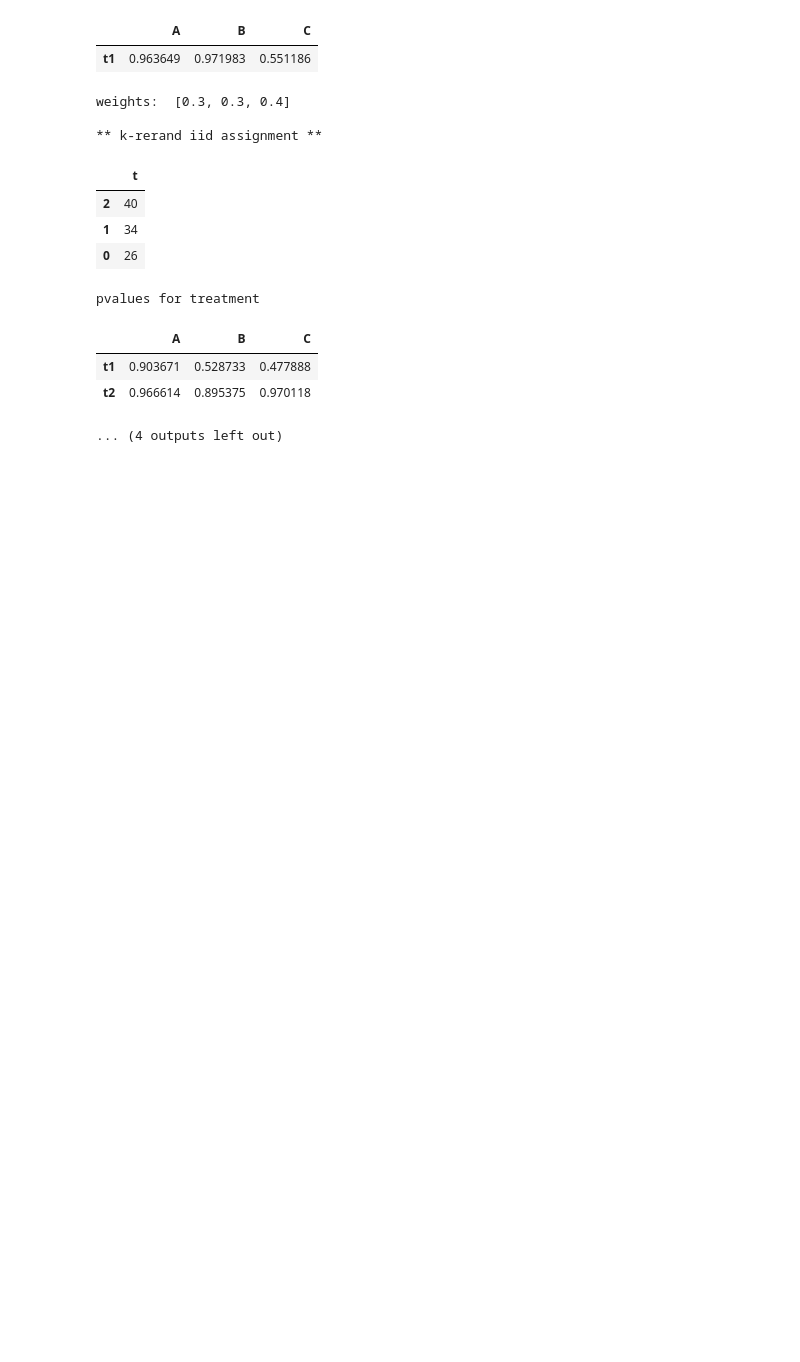
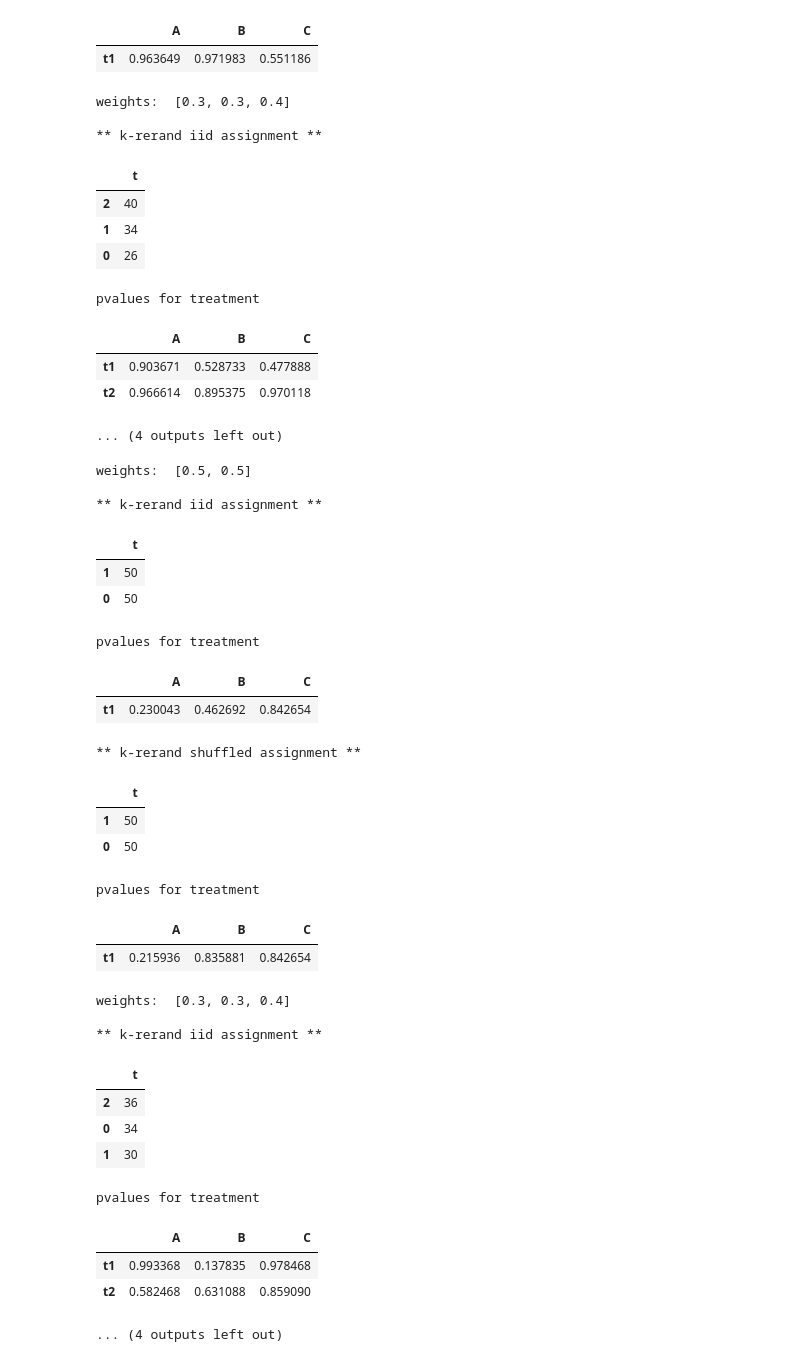
Before and after one commit to sylvaingchassang/rct, a Jupyter notebook: notebooks/examples_k_rerandomized_rct.ipynb, the cells around one changed output. Saved outputs shown, nothing was run; the diff lists cells and outputs as text; code cells hidden in the pictures; blank space fills up the shorter version.

```diff
--- a/notebooks/examples.ipynb
+++ b/notebooks/examples_k_rerandomized_rct.ipynb
@@ -88,7 +89,7 @@ pvalues for treatment
 # for 1 treatment (1 control) and 2 treatments (1 control)
 # using Mahalanobis balance
 
-balance = MahalanobisBalance(np.mean)
+balance = MahalanobisBalance(np.max)
 
 for weights in ([.5, .5], [.3, .3, .4]):
     print('\nweights: ', weights )
@@ -179,3 +180,50 @@ pvalues for treatment
 | t1 | 0.903671 | 0.528733 | 0.477888 |
 | t2 | 0.966614 | 0.895375 | 0.970118 |
 ... (4 outputs left out)
+# %%
+# drawing k-rerandomized i.i.d. and shuffled treatment assignements
+# for 1 treatment (1 control) and 2 treatments (1 control)
+# attempting to block on 'C'
+
+balance = BlockBalance(max_absolute_value, mean_across_covariates, cols = ['C'])
+
+for weights in ([.5, .5], [.3, .3, .4]):
+    print('\nweights: ', weights )
+    krct = KRerandomizedRCT(balance, DATA_PATH, weights, k=100, seed=0)
+
+    iid_assignment = krct.assignment_from_iid
+    shuffled_assignment = krct.assignment_from_shuffled
+
+    pretty_print(iid_assignment['t'].value_counts(), '\n** k-rerand iid assignment **')
+    pretty_print(pvalues_report(df, get_assignments_as_positions(iid_assignment)), 'pvalues for treatment')
+    pretty_print(shuffled_assignment['t'].value_counts(), '\n** k-rerand shuffled assignment **')
+    pretty_print(pvalues_report(df, get_assignments_as_positions(shuffled_assignment)), 'pvalues for treatment')
+# %% [output]
+weights:  [0.5, 0.5]
+
+** k-rerand iid assignment **
+|  | t |
+| 1 | 50 |
+| 0 | 50 |
+pvalues for treatment
+|  | A | B | C |
+| t1 | 0.230043 | 0.462692 | 0.842654 |
+** k-rerand shuffled assignment **
+|  | t |
+| 1 | 50 |
+| 0 | 50 |
+pvalues for treatment
+|  | A | B | C |
+| t1 | 0.215936 | 0.835881 | 0.842654 |
+weights:  [0.3, 0.3, 0.4]
+
+** k-rerand iid assignment **
+|  | t |
+| 2 | 36 |
+| 0 | 34 |
+| 1 | 30 |
+pvalues for treatment
+|  | A | B | C |
+| t1 | 0.993368 | 0.137835 | 0.978468 |
+| t2 | 0.582468 | 0.631088 | 0.859090 |
+... (4 outputs left out)
```
Also changed, not shown: parts of 2 cells of this notebook, 14 other files.
